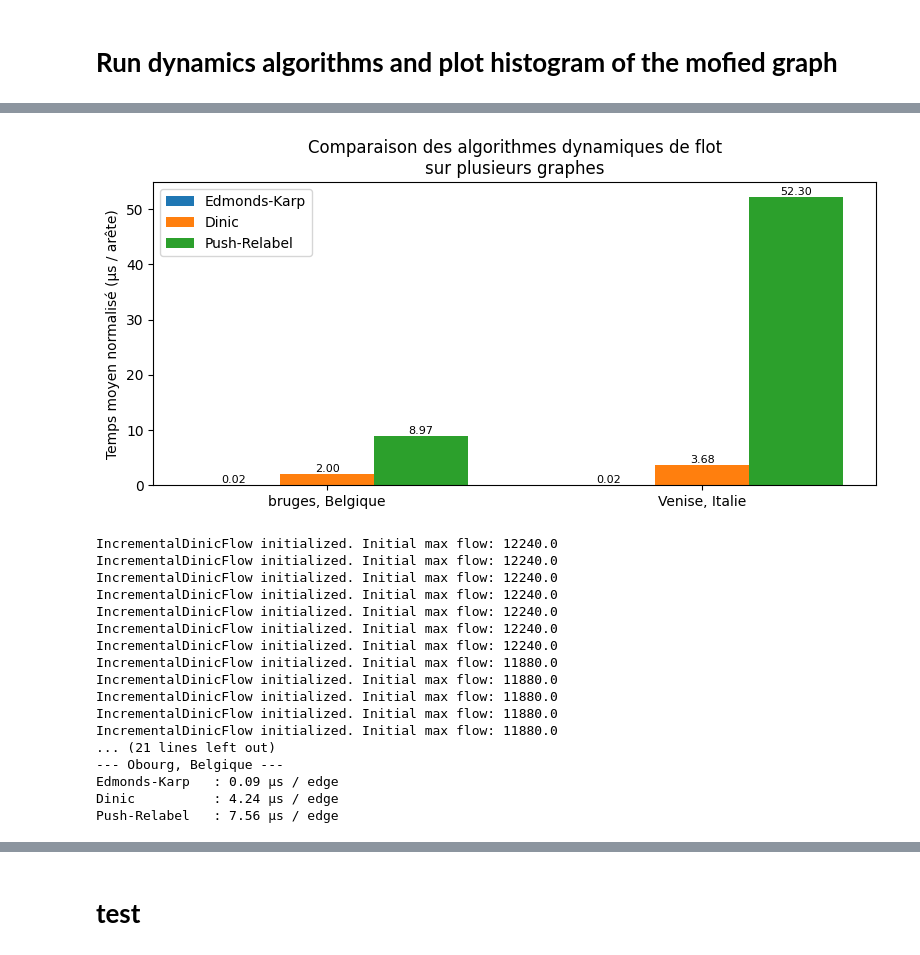
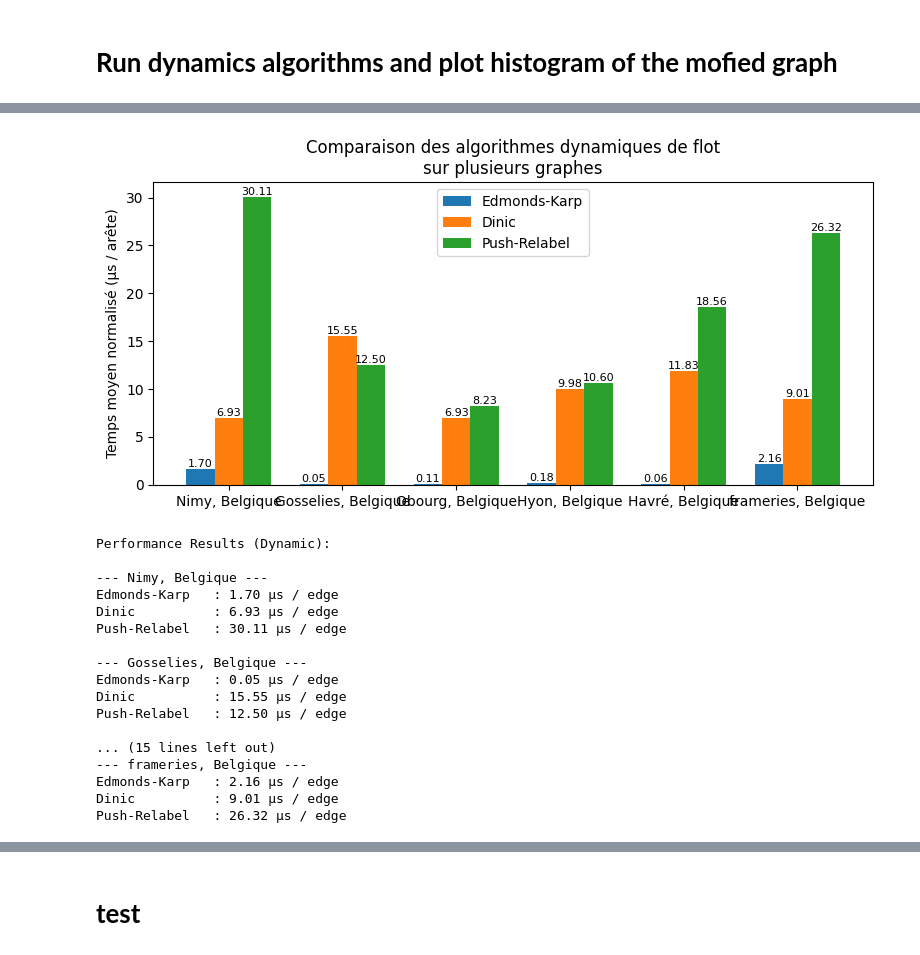
Before and after one commit to Le-Mael/Memoire-Umons, a Jupyter notebook: graph_OSMnx_top.ipynb, the cells around one changed output, grey strips where cells are left out. Cells and saved outputs as stored; diff of their text form; code cells hidden in the pictures.

```diff
--- a/graph_OSMnx_top.ipynb
+++ b/graph_OSMnx_top.ipynb
@@ -1623,0 +1361,3 @@ selected_random_edges
+# %%
+select_edge_by_min_cut = select_edge_by_min_cut_new(graphs_for_min_cut)
+select_edge_by_min_cut
@@ -1789,3 +1961,0 @@ def build_dynamic_graph(graphs_dict, graphs_dict_original, list_capacity):
-# %%
-for i, d in enumerate(zip(dynamic_graphs.items(), add_capacity.items())):
-    print(d[0][1])
@@ -1796,5 +1961,0 @@ for i, d in enumerate(zip(dynamic_graphs.items(), add_capacity.items())):
-# %%
-d = {'e':7, 'r':8, 't':6, 'a':9}
-g = {'g':7, 'm':0, 'd':4, 'v':95}
-for i, d in enumerate(zip(d.items(),g.items())):
-  print(i,d)
@@ -1815,0 +1962,3 @@ build_dynamic_graph(dynamic_graphs,residual, cap)
+# %%
+cap  = [90,80,100,50,48,200]
+all_results, max_flow_values = build_dynamic_graph(graphs, residual, cap)
@@ -1850,10 +2032,10 @@ def plot_dynamic_results(all_results):
     plt.legend()
     plt.tight_layout()
     plt.show()
-# %%
-plot_dynamic_results(build_dynamic_graph(dynamic_graphs,residual,cap))
-# %% [output]
-[figure, removed]
+# %%
+plot_dynamic_results(all_results)
+# %% [output]
+[figure, added]
 # %%
 # Affichage des performances
 def print_performance(all_results):
@@ -1875,28 +2057,26 @@ def print_performance(all_results):
     res.append((names, results))
   return res
 # %%
-dynamic_results = build_dynamic_graph(dynamic_graphs, residual, cap)
-
 print("Performance Results (Dynamic):")
-for graph_name, algo_times in dynamic_results.items():
+for graph_name, algo_times in all_results.items():
   print(f"\n--- {graph_name} ---")
   for algo_name, time_per_edge in algo_times.items():
     print(f"{algo_name:15s}: {time_per_edge:.2f} \u00B5s / edge")
 # %% [output]
-IncrementalDinicFlow initialized. Initial max flow: 12240.0
-IncrementalDinicFlow initialized. Initial max flow: 12240.0
-IncrementalDinicFlow initialized. Initial max flow: 12240.0
-IncrementalDinicFlow initialized. Initial max flow: 12240.0
-IncrementalDinicFlow initialized. Initial max flow: 12240.0
-IncrementalDinicFlow initialized. Initial max flow: 12240.0
-IncrementalDinicFlow initialized. Initial max flow: 12240.0
-IncrementalDinicFlow initialized. Initial max flow: 11880.0
-IncrementalDinicFlow initialized. Initial max flow: 11880.0
-IncrementalDinicFlow initialized. Initial max flow: 11880.0
-IncrementalDinicFlow initialized. Initial max flow: 11880.0
-IncrementalDinicFlow initialized. Initial max flow: 11880.0
-... (21 lines left out)
---- Obourg, Belgique ---
-Edmonds-Karp   : 0.09 µs / edge
-Dinic          : 4.24 µs / edge
-Push-Relabel   : 7.56 µs / edge
+Performance Results (Dynamic):
+
+--- Nimy, Belgique ---
+Edmonds-Karp   : 1.70 µs / edge
+Dinic          : 6.93 µs / edge
+Push-Relabel   : 30.11 µs / edge
+
+--- Gosselies, Belgique ---
+Edmonds-Karp   : 0.05 µs / edge
+Dinic          : 15.55 µs / edge
+Push-Relabel   : 12.50 µs / edge
+
+... (15 lines left out)
+--- frameries, Belgique ---
+Edmonds-Karp   : 2.16 µs / edge
+Dinic          : 9.01 µs / edge
+Push-Relabel   : 26.32 µs / edge
```
Also changed, not shown: parts of 74 cells of this notebook.
